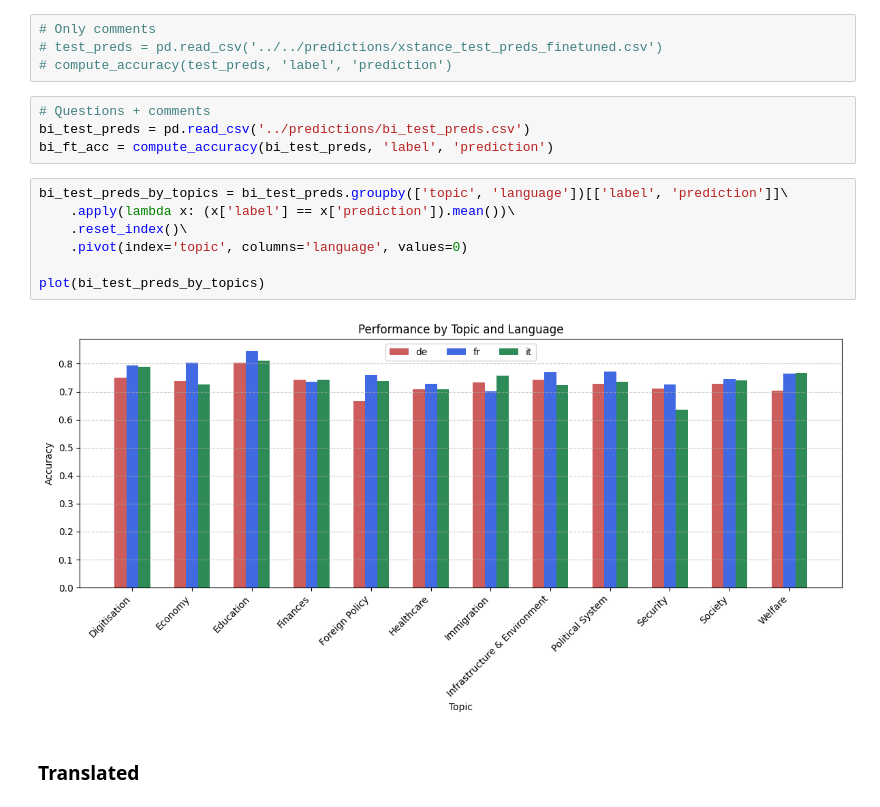
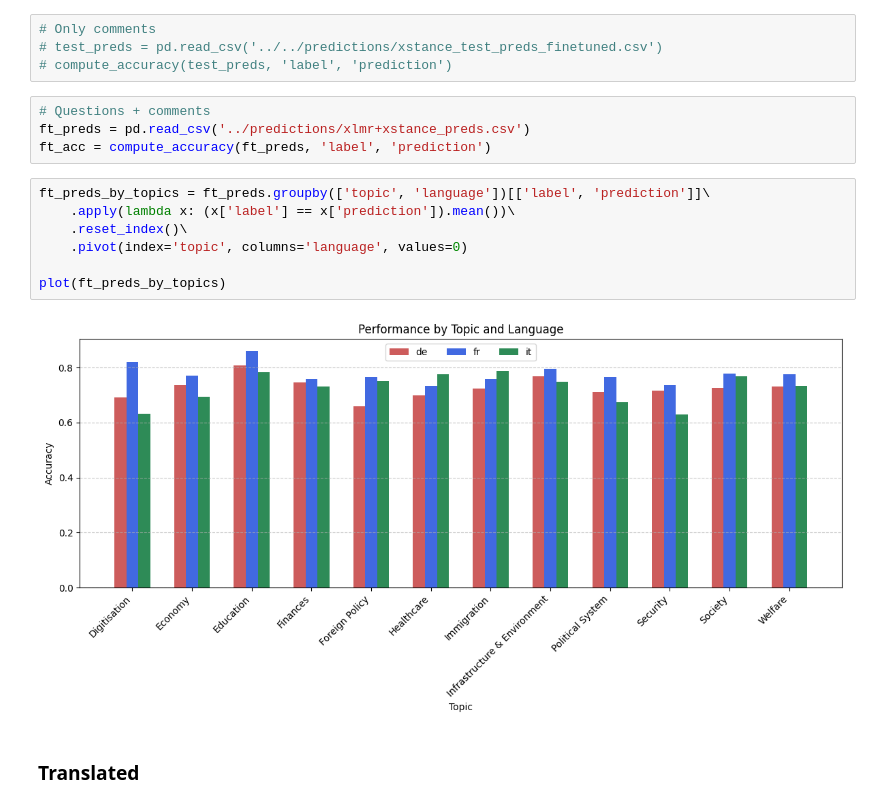
Before and after one commit to NazaninShafiabadi/StanceDetection, a Jupyter notebook: analysis/xstance.ipynb, the cells around one changed output. Drawn from its saved outputs; the diff is of its cells as text.

```diff
--- a/analysis/xstance.ipynb
+++ b/analysis/xstance.ipynb
@@ -187,17 +183,17 @@ plot_metrics(model_dir)
 # compute_accuracy(test_preds, 'label', 'prediction')
 # %%
 # Questions + comments
-bi_test_preds = pd.read_csv('../predictions/bi_test_preds.csv')
-bi_ft_acc = compute_accuracy(bi_test_preds, 'label', 'prediction')
+ft_preds = pd.read_csv('../predictions/xlmr+xstance_preds.csv')
+ft_acc = compute_accuracy(ft_preds, 'label', 'prediction')
 # %%
-bi_test_preds_by_topics = bi_test_preds.groupby(['topic', 'language'])[['label', 'prediction']]\
+ft_preds_by_topics = ft_preds.groupby(['topic', 'language'])[['label', 'prediction']]\
     .apply(lambda x: (x['label'] == x['prediction']).mean())\
     .reset_index()\
     .pivot(index='topic', columns='language', values=0)
 
-plot(bi_test_preds_by_topics)
+plot(ft_preds_by_topics)
 # %% [output]
-[figure, old version]
+[figure, new version]
 # %% [markdown]
 ### Translated
 # %%
```
Also changed, not shown: parts of 11 cells of this notebook, 15 other files.
